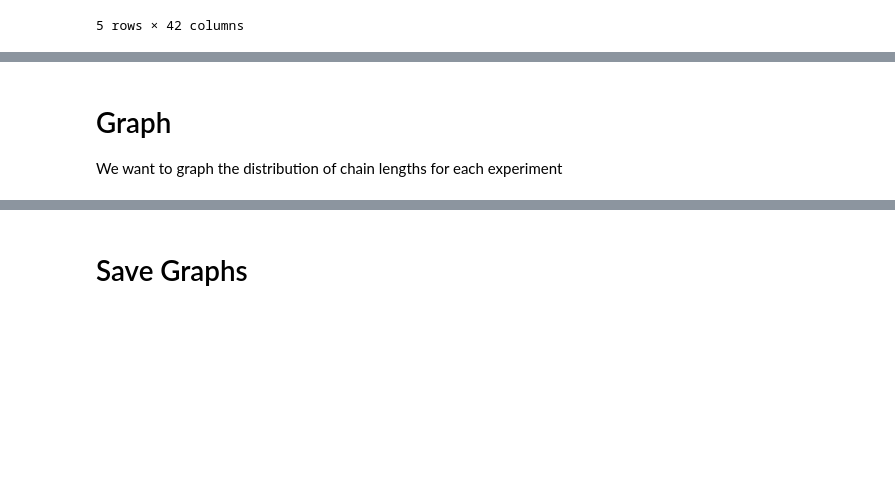
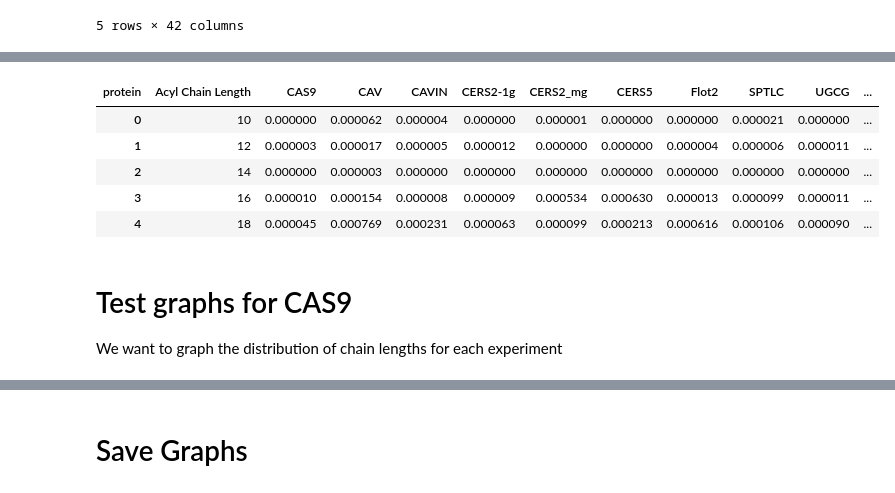
Before and after one commit to hn1902/lipids-proj-new, a Jupyter notebook: chain_length_distribution.ipynb, the cells around one changed output, grey strips where cells are left out. Cells and saved outputs as stored; diff of their text form; code cells hidden in the pictures; blank space fills up the shorter version.

```diff
--- a/chain_length_distribution.ipynb
+++ b/chain_length_distribution.ipynb
@@ -70,5 +81,19 @@ ptns.head()
+# %%
+# get std dev of chain lengths for each protein
+std = lengths.T.reset_index().rename(columns={'index': 'sample'}).merge(df_exps, on='sample')
+std = std.groupby('protein').std().T.reset_index().rename(columns={'index':'Acyl Chain Length'})
+
+std = std.drop(columns=['RAJU'])
+std.head()
+# %% [output]
+| protein | Acyl Chain Length | CAS9 | CAV | CAVIN | CERS2-1g | CERS2_mg | CERS5 | Flot2 | SPTLC | UGCG | ... |
+| 0 | 10 | 0.000000 | 0.000062 | 0.000004 | 0.000000 | 0.000001 | 0.000000 | 0.000000 | 0.000021 | 0.000000 | ... |
+| 1 | 12 | 0.000003 | 0.000017 | 0.000005 | 0.000012 | 0.000000 | 0.000000 | 0.000004 | 0.000006 | 0.000011 | ... |
+| 2 | 14 | 0.000000 | 0.000003 | 0.000000 | 0.000000 | 0.000000 | 0.000000 | 0.000000 | 0.000000 | 0.000000 | ... |
+| 3 | 16 | 0.000010 | 0.000154 | 0.000008 | 0.000009 | 0.000534 | 0.000630 | 0.000013 | 0.000099 | 0.000011 | ... |
+| 4 | 18 | 0.000045 | 0.000769 | 0.000231 | 0.000063 | 0.000099 | 0.000213 | 0.000616 | 0.000106 | 0.000090 | ... |
 # %% [markdown]
-# Graph
+# Test graphs for CAS9
 We want to graph the distribution of chain lengths for each experiment
 # %%
 # import modules
```
Also changed, not shown: parts of 17 cells of this notebook, 3 other files.
